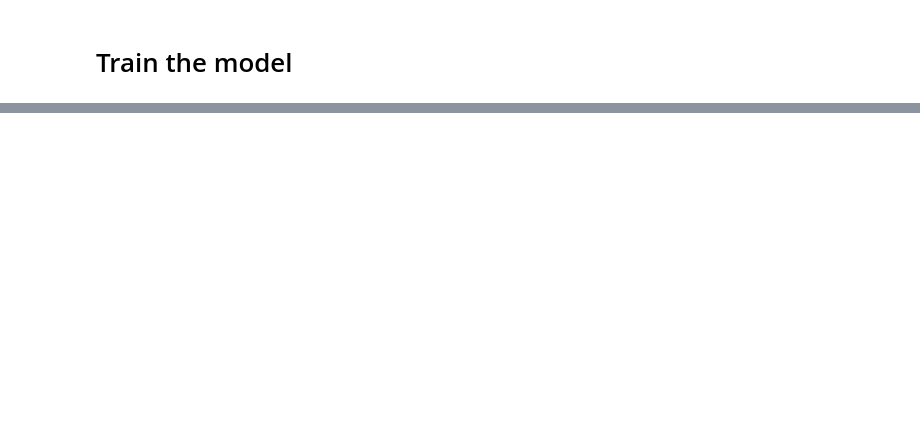
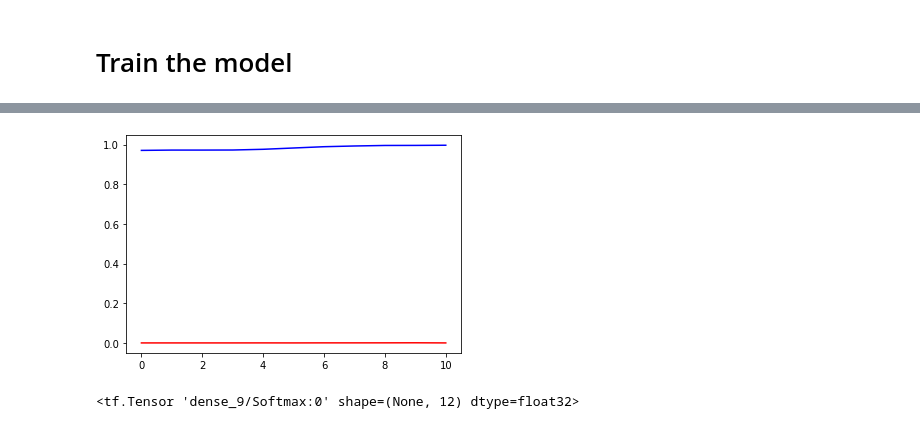
Before and after one commit to sandipto-sanyal/self_study, a Jupyter notebook: NLP With Deep learning Stanford Youtube course/Text classification.ipynb, the cells around one changed output, grey strips where cells are left out. Saved outputs shown, nothing was run; the diff lists cells and outputs as text; code cells hidden in the pictures; blank space fills up the shorter version.

Commit message:
Language model

```diff
--- a/NLP With Deep learning Stanford Youtube course/Text classification.ipynb
+++ b/NLP With Deep learning Stanford Youtube course/Text classification.ipynb
@@ -94,9 +86,13 @@ def load_glove_vectors(glove_path:str,
     f = open(glove_path, encoding='utf-8')
     for line in f:
         values = line.split()
-        word = values[0]
-        coefs = np.asarray(values[1:], dtype='float32')
-        embeddings_index[word] = coefs
+        try:
+            word = values[0]
+            coefs = np.asarray(values[1:], dtype='float32')
+            embeddings_index[word] = coefs
+        except Exception as e:
+            print('Exception: {}'.format(e))
+            print(values)
     f.close()
     embedding_dim = list(embeddings_index.values())[0].shape[0]
     embedding_matrix = np.zeros((len(word_index)+1, embedding_dim))
@@ -109,9 +105,7 @@ def load_glove_vectors(glove_path:str,
     print('Info: Dimensionality of word vector: {}'.format(embedding_dim))
     return embeddings_index, embedding_matrix, embedding_dim
 # %%
-glove_path = r'C:\Users\sandipto.sanyal\Documents\AMPBA others\glove.6B.50d.txt'
+glove_path = r'./binary_files/wiki_movie_plots_deduped_wv.txt'
 word_index = tok.word_index
 embeddings_index, embedding_matrix, embedding_dim = load_glove_vectors(glove_path, word_index)
-print(embedding_matrix[2])
-print(embeddings_index.get('the'))
 # %% [output]
@@ -205,9 +271,8 @@ preds = Dense(len(le.classes_), activation='softmax')(x)
 # %% [markdown]
 # Compile the model
 # %%
-from tensorflow.keras.models import Model
-model = Model(sequence_input, preds)
+from keras.models import Model
+model = Model(inputs, outputs)
 model.compile(loss='categorical_crossentropy',
               optimizer='adam',
               metrics=['acc'])
-model.summary()
@@ -234,5 +283,9 @@ _________________________________________________________________
 # %%
+es = EarlyStopping(patience=10,verbose=1)
 model.fit(X,
           tf.keras.utils.to_categorical(y),
-          batch_size=20,epochs=100,validation_split=0.3)
+          batch_size=20,epochs=100,validation_split=0.3,
+          callbacks = [es],
+          shuffle=True
+         )
 # %% [output]
@@ -256,0 +310,14 @@ KeyboardInterrupt:
+# %%
+import matplotlib.pyplot as plt
+x = model.history.epoch
+y_train = model.history.history['acc']
+y_test = model.history.history['val_acc']
+plt.plot(x, y_train, color='blue')
+plt.plot(x, y_test, color='red')
+plt.show()
+# %% [output]
+[figure, added]
+# %%
+model.get_output_at(0)
+# %% [output]
+<tf.Tensor 'dense_9/Softmax:0' shape=(None, 12) dtype=float32>
```
Also changed, not shown: parts of 12 cells of this notebook, 44 other files.
